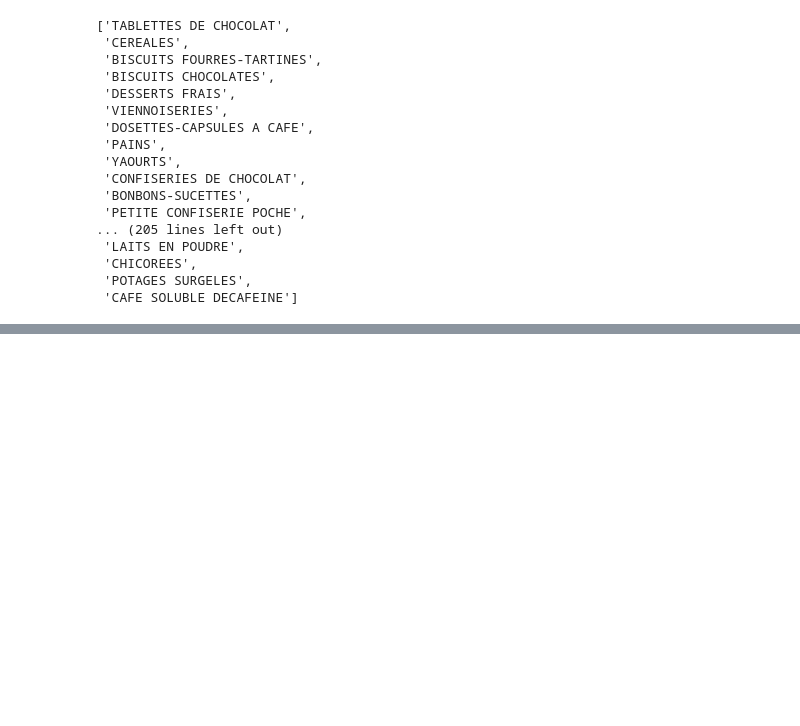
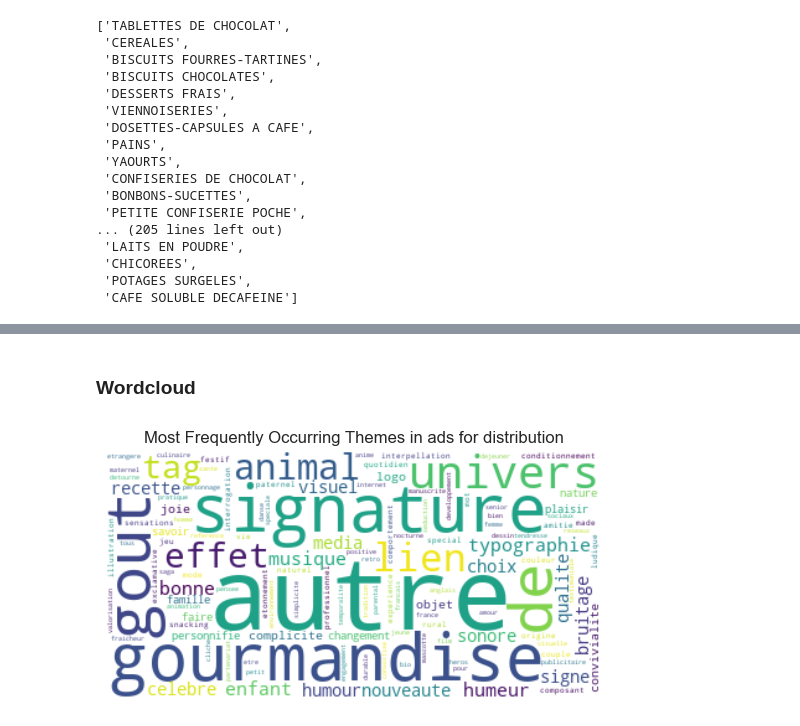
Before and after one commit to Thibroll/arcom, a Jupyter notebook: 2b_off_arcom_db_nutriscore_lime.ipynb, the cells around one changed output, grey strips where cells are left out. Cells and saved outputs as stored; diff of their text form; code cells hidden in the pictures; blank space fills up the shorter version.

```diff
--- a/2b_off_arcom_db_nutriscore_lime.ipynb
+++ b/2b_off_arcom_db_nutriscore_lime.ipynb
@@ -139,0 +173,14 @@ freq_dist_themes = FreqDist(arcom_df['clean_theme'].explode())
+# %% [markdown]
+### Wordcloud
+# %%
+single_sentence_themes = [" ".join(theme) for theme in arcom_df['clean_theme']]
+single_sentence_themes = " ".join(single_sentence_themes)
+
+
+themes_cloud = WordCloud(collocations = False, background_color = 'white').generate(single_sentence_themes)
+plt.imshow(themes_cloud, interpolation='bilinear')
+plt.title('Most Frequently Occurring Themes in ads for distribution')
+plt.axis("off")
+plt.show()
+# %% [output]
+[figure, added]
```
Also changed, not shown: parts of 57 cells of this notebook, 11 other files.
